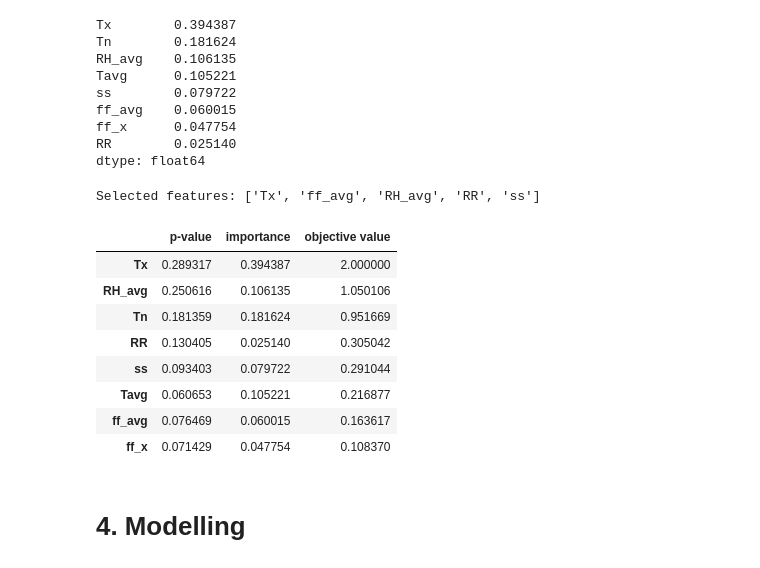
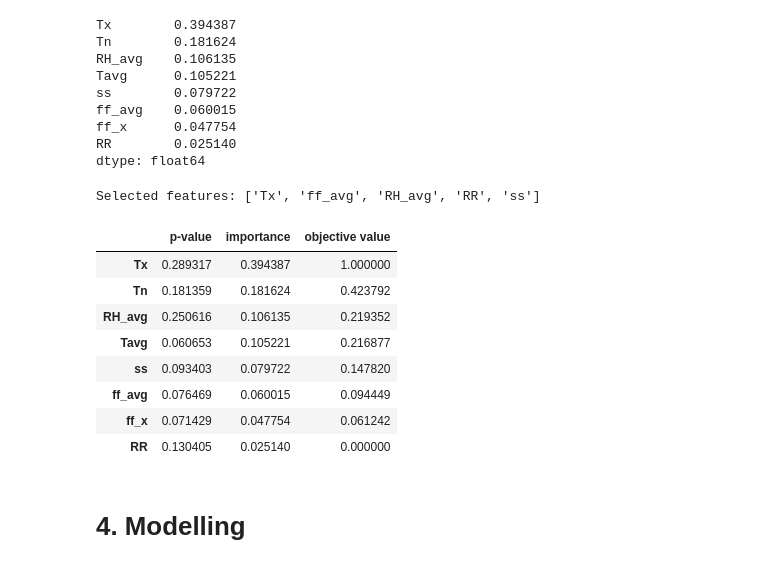
Before and after one commit to ariawahyuw/vegetation_fire, a Jupyter notebook: model.ipynb, the cells around one changed output. Saved outputs shown, nothing was run; the diff lists cells and outputs as text; code cells hidden in the pictures.

Commit message:
Update the features importance

```diff
--- a/model.ipynb
+++ b/model.ipynb
@@ -202,31 +204,28 @@ dtype: float64
 # %%
 feature_df = pd.DataFrame(np.abs(p_reg), index=X.columns, columns=['p-value'])
 feature_df = pd.concat([feature_df, pd.DataFrame(tree_reg.feature_importances_, index=X.columns, columns=['importance'])], axis=1)
-feature_df['objective value'] = (
-    (feature_df['p-value'] - feature_df['p-value'].min()) / (feature_df['p-value'].max() - feature_df['p-value'].min())
-    + (feature_df['importance'] - feature_df['importance'].min()) / (feature_df['importance'].max() - feature_df['importance'].min())
-)
+feature_df['objective value'] = (feature_df['importance'] - feature_df['importance'].min()) / (feature_df['importance'].max() - feature_df['importance'].min())
 feature_df = feature_df.sort_values(by='objective value', ascending=False)
 group = {'T': ['Tx', 'Tn', 'Tavg'], 'ff': ['ff_x', 'ff_avg'], 'RH': ['RH_avg'], 'RR': ['RR'], 'ss': ['ss']}
 selected_features = []
 for key, value in group.items():
     group_features = feature_df.loc[value]
     max_feature = group_features['objective value'].idxmax()
     selected_features.append(max_feature)
 
 print('Selected features:', selected_features)
 feature_df
 # %% [output]
 Selected features: ['Tx', 'ff_avg', 'RH_avg', 'RR', 'ss']
 |  | p-value | importance | objective value |
-| Tx | 0.289317 | 0.394387 | 2.000000 |
-| RH_avg | 0.250616 | 0.106135 | 1.050106 |
-| Tn | 0.181359 | 0.181624 | 0.951669 |
-| RR | 0.130405 | 0.025140 | 0.305042 |
-| ss | 0.093403 | 0.079722 | 0.291044 |
+| Tx | 0.289317 | 0.394387 | 1.000000 |
+| Tn | 0.181359 | 0.181624 | 0.423792 |
+| RH_avg | 0.250616 | 0.106135 | 0.219352 |
 | Tavg | 0.060653 | 0.105221 | 0.216877 |
-| ff_avg | 0.076469 | 0.060015 | 0.163617 |
-| ff_x | 0.071429 | 0.047754 | 0.108370 |
+| ss | 0.093403 | 0.079722 | 0.147820 |
+| ff_avg | 0.076469 | 0.060015 | 0.094449 |
+| ff_x | 0.071429 | 0.047754 | 0.061242 |
+| RR | 0.130405 | 0.025140 | 0.000000 |
 # %% [markdown]
 # 4. Modelling
 # %%
```
Also changed, not shown: parts of 12 cells of this notebook, 9 other files.
